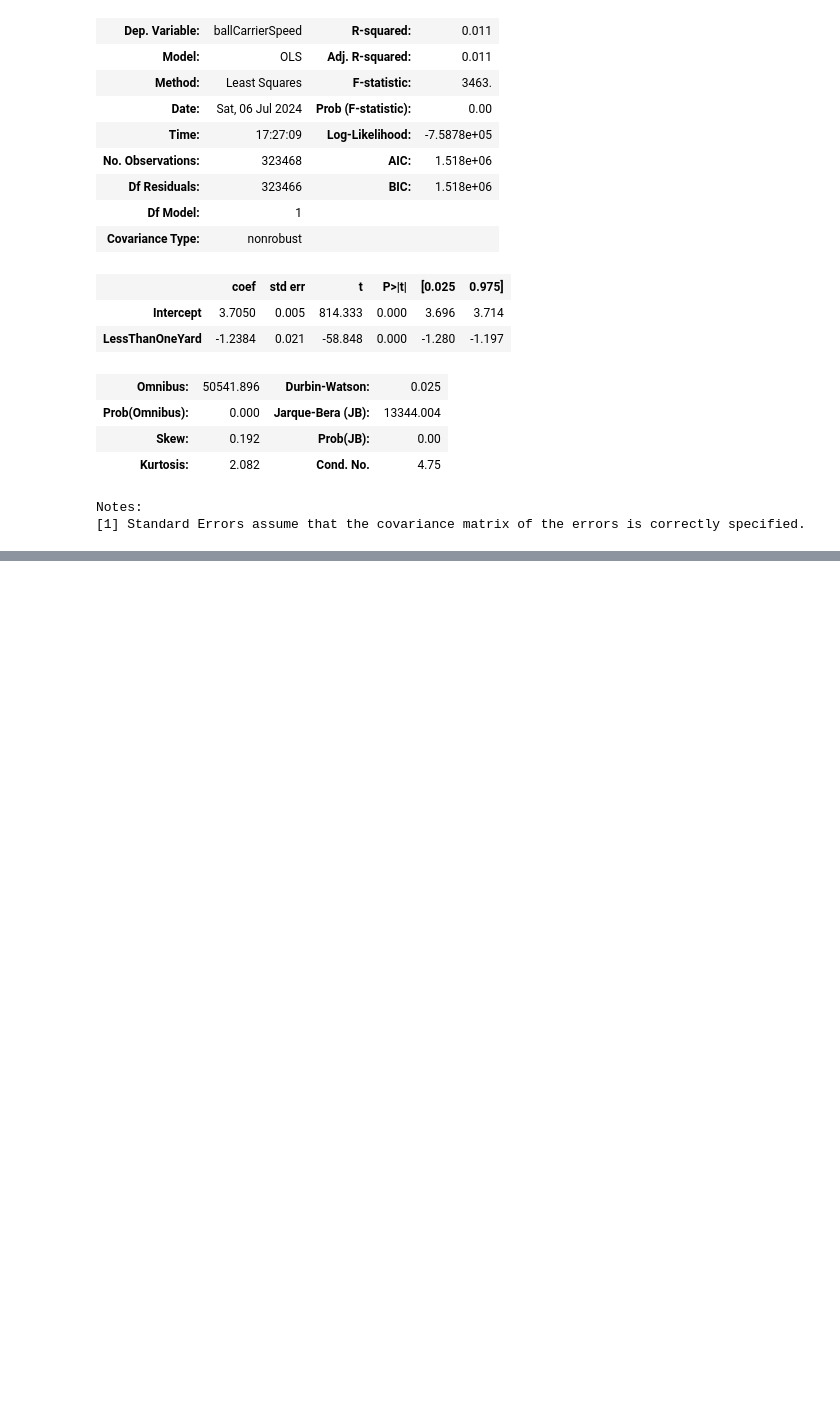
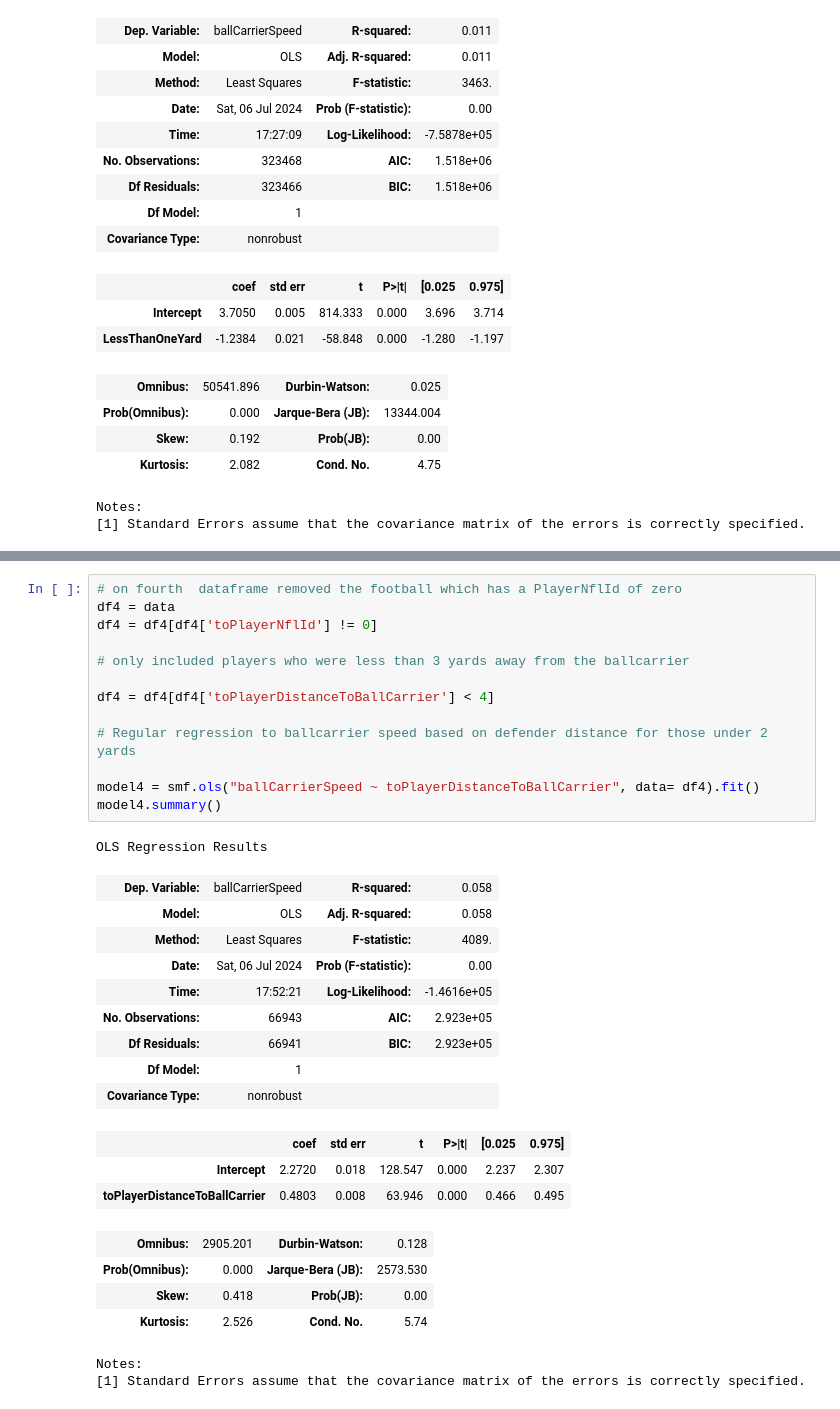
Before and after one commit to danoff/lending-a-hand-in-bringing-ballcarriers-down, a Jupyter notebook: Run_regressions.ipynb, the cells around one changed output, grey strips where cells are left out. Drawn from its saved outputs; the diff is of its cells as text; blank space fills up the shorter version.

```diff
--- a/Run_regressions.ipynb
+++ b/Run_regressions.ipynb
@@ -171,0 +256,33 @@ Notes:
+# %%
+# on fourth  dataframe removed the football which has a PlayerNflId of zero
+df4 = data
+df4 = df4[df4['toPlayerNflId'] != 0]
+
+# only included players who were less than 3 yards away from the ballcarrier
+
+df4 = df4[df4['toPlayerDistanceToBallCarrier'] < 4]
+
+# Regular regression to ballcarrier speed based on defender distance for those under 2 yards
+
+model4 = smf.ols("ballCarrierSpeed ~ toPlayerDistanceToBallCarrier", data= df4).fit()
+model4.summary()
+# %% [output]
+OLS Regression Results
+| Dep. Variable: | ballCarrierSpeed | R-squared: | 0.058 |
+| Model: | OLS | Adj. R-squared: | 0.058 |
+| Method: | Least Squares | F-statistic: | 4089. |
+| Date: | Sat, 06 Jul 2024 | Prob (F-statistic): | 0.00 |
+| Time: | 17:52:21 | Log-Likelihood: | -1.4616e+05 |
+| No. Observations: | 66943 | AIC: | 2.923e+05 |
+| Df Residuals: | 66941 | BIC: | 2.923e+05 |
+| Df Model: | 1 |  |  |
+| Covariance Type: | nonrobust |  |  |
+|  | coef | std err | t | P>|t| | [0.025 | 0.975] |
+| Intercept | 2.2720 | 0.018 | 128.547 | 0.000 | 2.237 | 2.307 |
+| toPlayerDistanceToBallCarrier | 0.4803 | 0.008 | 63.946 | 0.000 | 0.466 | 0.495 |
+| Omnibus: | 2905.201 | Durbin-Watson: | 0.128 |
+| Prob(Omnibus): | 0.000 | Jarque-Bera (JB): | 2573.530 |
+| Skew: | 0.418 | Prob(JB): | 0.00 |
+| Kurtosis: | 2.526 | Cond. No. | 5.74 |
+Notes:
+[1] Standard Errors assume that the covariance matrix of the errors is correctly specified.
```
Also changed, not shown: parts of 22 cells of this notebook.
